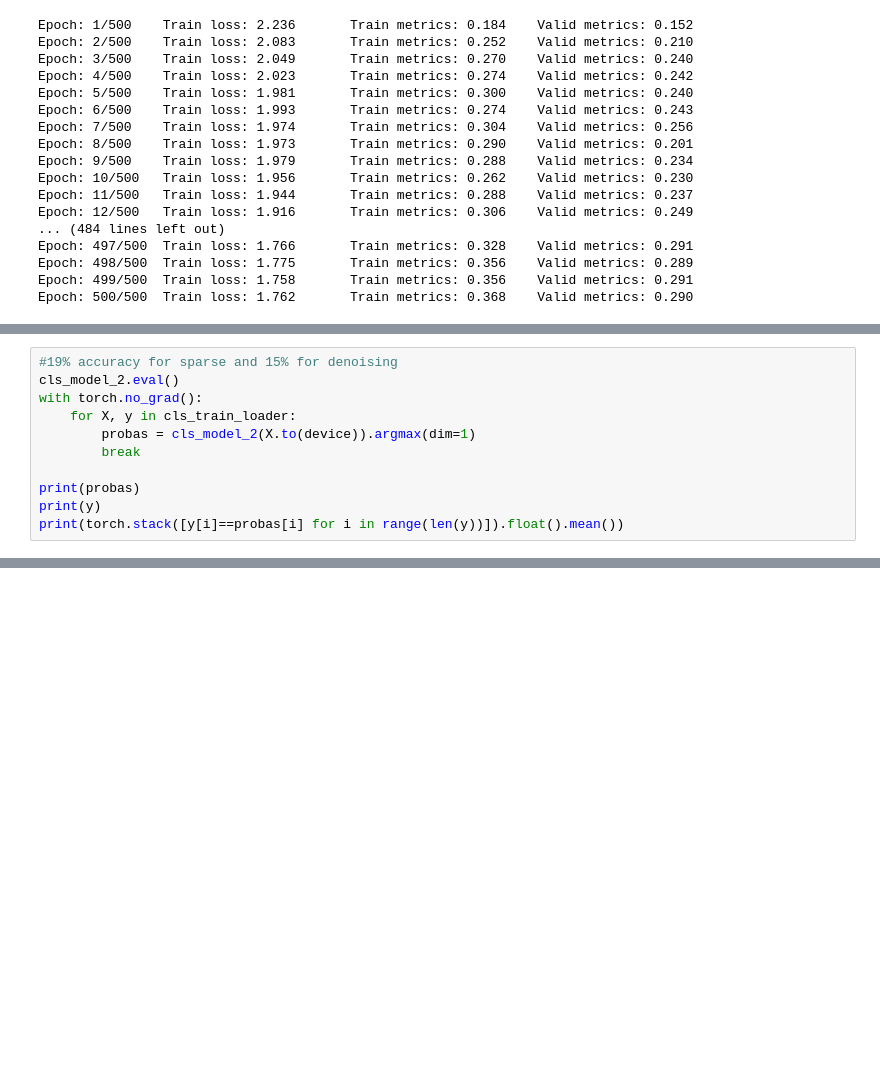
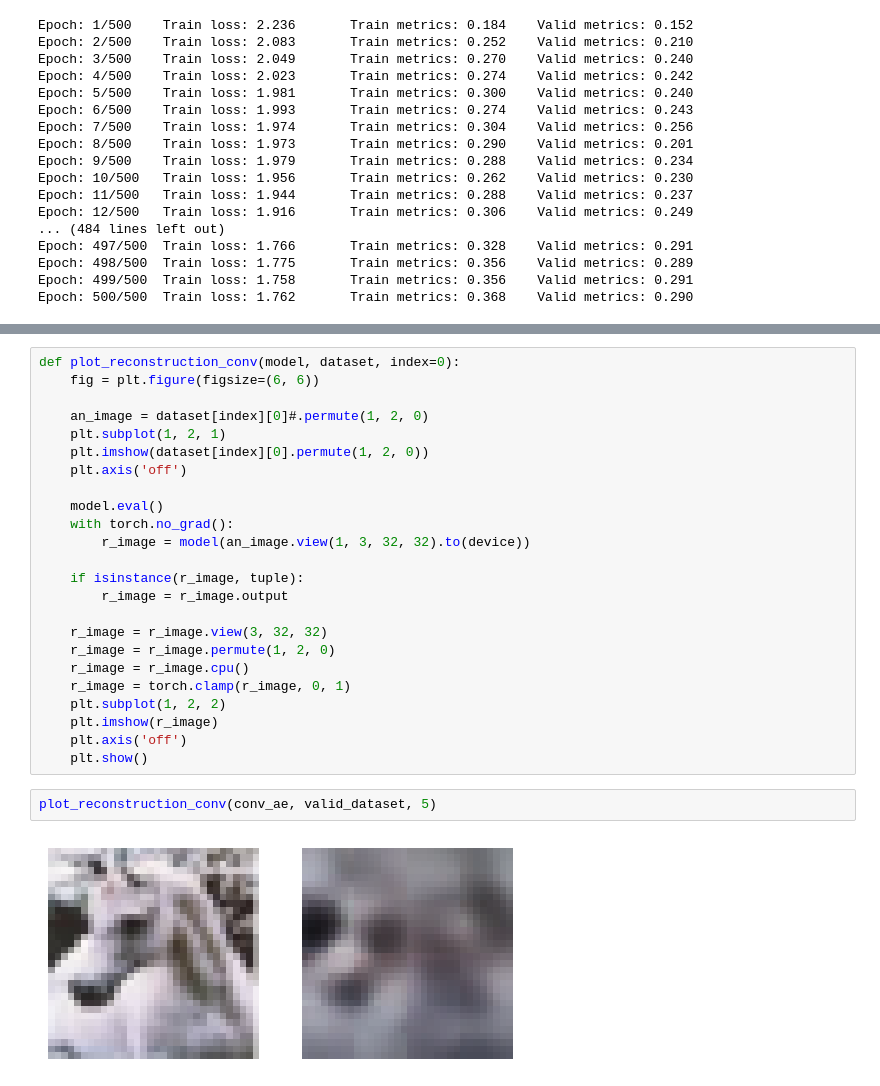
Before and after one commit to DamtanX/My_PyTorch_Scikit-learn_studies, a Jupyter notebook: ch18/ch18_ex1.ipynb, the cells around one changed output, grey strips where cells are left out. Cells and saved outputs as stored; diff of their text form; blank space fills up the shorter version.

```diff
--- a/ch18/ch18_ex1.ipynb
+++ b/ch18/ch18_ex1.ipynb
@@ -419,11 +375,0 @@ Epoch: 150/150  Train loss: 2.238       Train metrics: 0.206    Valid metrics: 0
-# %%
-#19% accuracy for sparse and 15% for denoising
-cls_model_2.eval()
-with torch.no_grad():
-    for X, y in cls_train_loader:
-        probas = cls_model_2(X.to(device)).argmax(dim=1)
-        break
-
-print(probas)
-print(y)
-print(torch.stack([y[i]==probas[i] for i in range(len(y))]).float().mean())
@@ -435,0 +425,28 @@ tensor(0.1250, device='cuda:0')
+# %%
+def plot_reconstruction_conv(model, dataset, index=0):
+    fig = plt.figure(figsize=(6, 6))
+
+    an_image = dataset[index][0]#.permute(1, 2, 0)
+    plt.subplot(1, 2, 1)
+    plt.imshow(dataset[index][0].permute(1, 2, 0))
+    plt.axis('off')
+
+    model.eval()
+    with torch.no_grad():
+        r_image = model(an_image.view(1, 3, 32, 32).to(device))
+
+    if isinstance(r_image, tuple):
+        r_image = r_image.output
+
+    r_image = r_image.view(3, 32, 32)
+    r_image = r_image.permute(1, 2, 0)
+    r_image = r_image.cpu()
+    r_image = torch.clamp(r_image, 0, 1)
+    plt.subplot(1, 2, 2)
+    plt.imshow(r_image)
+    plt.axis('off')
+    plt.show()
+# %%
+plot_reconstruction_conv(conv_ae, valid_dataset, 5)
+# %% [output]
+[figure, added]
```
Also changed, not shown: parts of 15 cells of this notebook, 1 other file.
